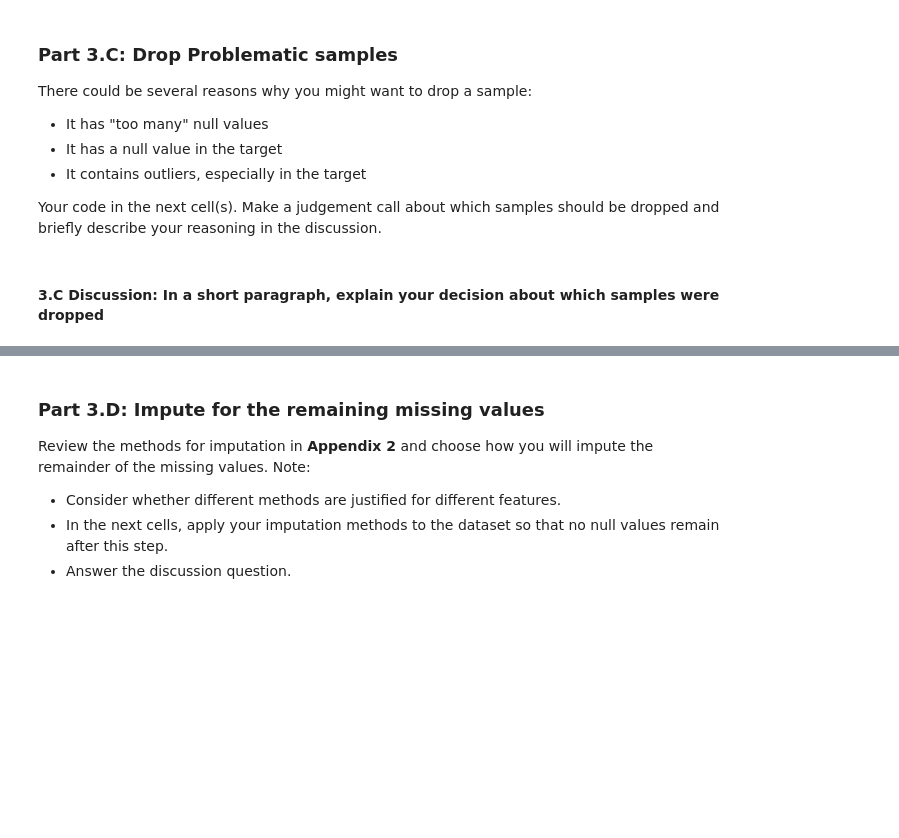
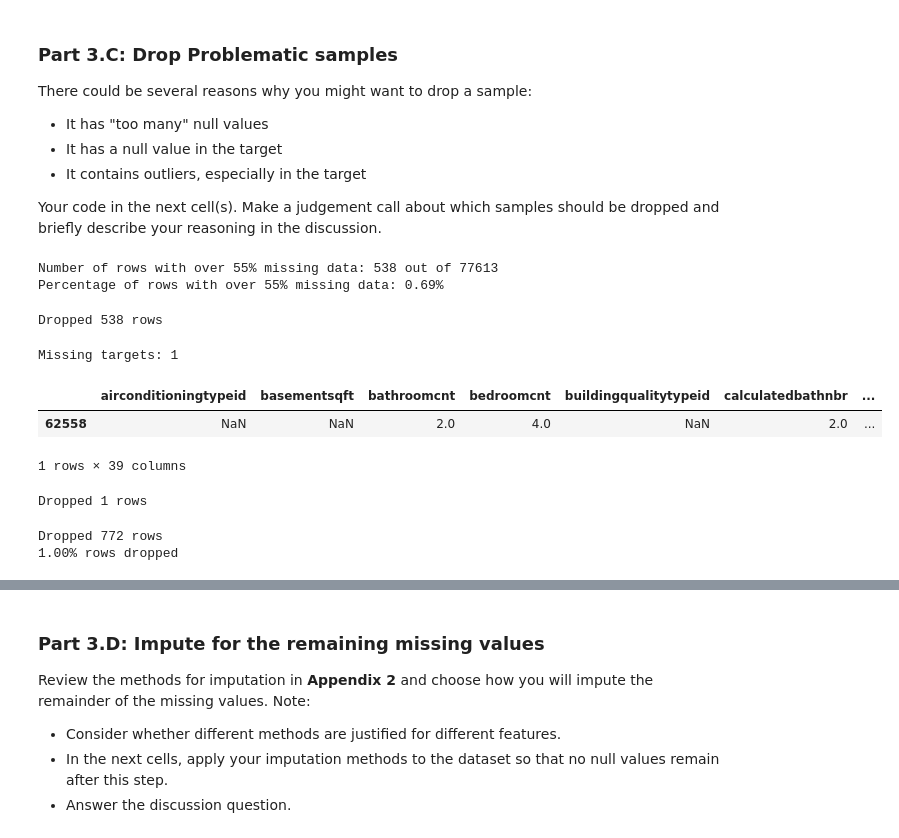
Before and after one commit to luke-wamboldt/Mod-3-Milestones-Group-78, a Jupyter notebook: Milestone_01.ipynb, the cells around one changed output, grey strips where cells are left out. Drawn from its saved outputs; the diff is of its cells as text; code cells hidden in the pictures; blank space fills up the shorter version.

```diff
--- a/Milestone_01.ipynb
+++ b/Milestone_01.ipynb
@@ -654,5 +617,48 @@ There could be several reasons why you might want to drop a sample:
 
 
 Your code in the next cell(s). Make a judgement call about which samples should be dropped and briefly describe your reasoning in the discussion.
-# %% [markdown]
-#### **3.C Discussion:** In a short paragraph, explain your decision about which samples were dropped
+# %%
+row_null_pct = df_clean.isnull().mean(axis=1)
+pct_cutoff = 0.55
+len_before_drop = len(df_clean)
+
+too_many_nulls = row_null_pct[row_null_pct >= pct_cutoff]
+print(f"Number of rows with over {(pct_cutoff * 100):.0f}% missing data: {len(too_many_nulls)} out of {len_before_drop}")
+print(f"Percentage of rows with over {(pct_cutoff * 100):.0f}% missing data: {((len(too_many_nulls) / len_before_drop) * 100):.2f}%")
+# %% [output]
+Number of rows with over 55% missing data: 538 out of 77613
+Percentage of rows with over 55% missing data: 0.69%
+# %%
+df_clean = df_clean[row_null_pct <= pct_cutoff]
+print(f"Dropped {len_before_drop - len(df_clean)} rows")
+# %% [output]
+Dropped 538 rows
+# %%
+print(f"Missing targets: {df_clean['taxvaluedollarcnt'].isnull().sum()}")
+df_clean[df_clean['taxvaluedollarcnt'].isnull()]
+# %% [output]
+Missing targets: 1
+|  | airconditioningtypeid | basementsqft | bathroomcnt | bedroomcnt | buildingqualitytypeid | calculatedbathnbr | ... |
+| 62558 | NaN | NaN | 2.0 | 4.0 | NaN | 2.0 | ... |
+1 rows × 39 columns
+# %%
+len_before_drop = len(df_clean)
+df_clean = df_clean.dropna(subset=['taxvaluedollarcnt'])
+print(f"Dropped {len_before_drop - len(df_clean)} rows")
+# %% [output]
+Dropped 1 rows
+# %%
+lower_bound = df_clean['taxvaluedollarcnt'].quantile(0.005)
+upper_bound = df_clean['taxvaluedollarcnt'].quantile(0.995)
+
+# Outliers
+outliers_removed = df_clean[(df_clean['taxvaluedollarcnt'] >= lower_bound) & (df_clean['taxvaluedollarcnt'] <= upper_bound)]
+
+dropped_count = len(df_clean) - len(outliers_removed)
+dropped_pct = (dropped_count / len(df_clean)) * 100
+
+print(f"Dropped {dropped_count} rows")
+print(f"{dropped_pct:.2f}% rows dropped")
+# %% [output]
+Dropped 772 rows
+1.00% rows dropped
```
Also changed, not shown: parts of 7 cells of this notebook.
